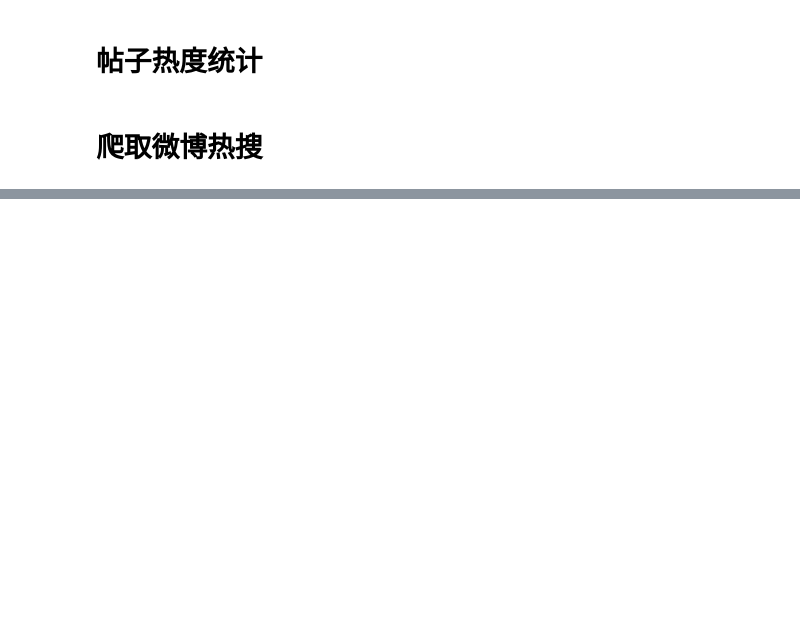
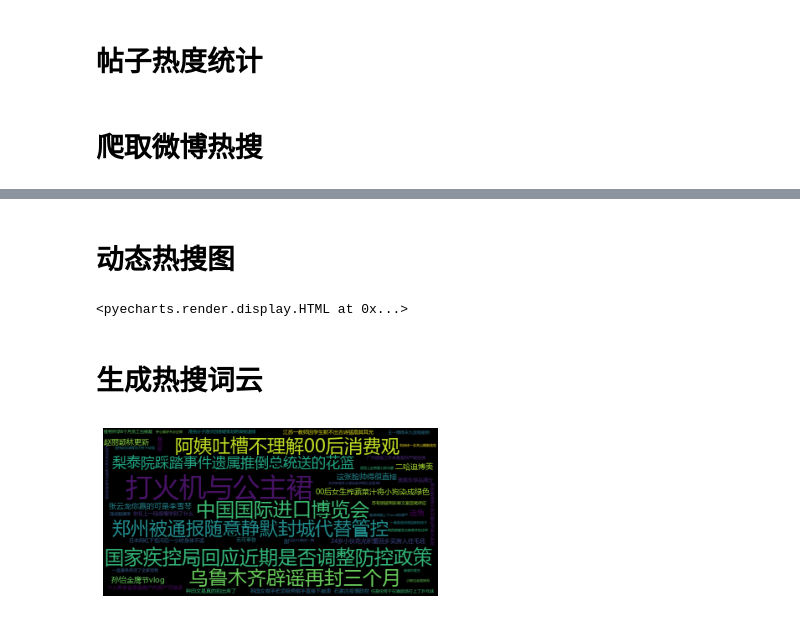
Before and after one commit to inspireMeNow/python-practice, a Jupyter notebook: day07/weibo/main.ipynb, the cells around one changed output, grey strips where cells are left out. Drawn from its saved outputs; the diff is of its cells as text; code cells hidden in the pictures; blank space fills up the shorter version.

Commit message:
fix submodule and update data analyze lab

```diff
--- a/day07/weibo/main.ipynb
+++ b/day07/weibo/main.ipynb
@@ -137,0 +108,61 @@ UnicodeDecodeError: 'utf-8' codec can't decode byte 0xca in position 339: invali
+# %% [markdown]
+# 动态热搜图
+# %%
+from pyecharts import options as opts
+from pyecharts.charts import Bar, Timeline,Grid
+from pyecharts.globals import ThemeType
+from pyecharts.commons.utils import JsCode
+import pandas as pd
+data=pd.read_csv('微博热搜.csv')
+tl = Timeline({"theme": ThemeType.MACARONS})
+for i in range(20):
+    bar = (
+        Bar({"theme": ThemeType.MACARONS})
+        .add_xaxis(list(data['内容'])[i*10:i*10+10][::-1])
+        .add_yaxis("微博热搜榜", list(data['热度'])[i*10:i*10+10][::-1])
+        .reversal_axis()
+        .set_global_opts(
+            title_opts=opts.TitleOpts("{}".format(list(data['时间'])[i*10]),pos_right='0%',pos_bottom='15%'),
+            xaxis_opts=opts.AxisOpts(
+                splitline_opts=opts.SplitLineOpts(is_show=True),
+                position='top',
+                name_gap=10,
+                boundary_gap=['20%', '20%']),
+            yaxis_opts=opts.AxisOpts(splitline_opts=opts.SplitLineOpts(is_show=True),
+                                     axislabel_opts=opts.LabelOpts(color='#FF7F50')),)
+        .set_series_opts(label_opts=opts.LabelOpts(position="right",color='#9400D3'))
+    )
+    grid = (
+        Grid()
+        .add(bar, grid_opts=opts.GridOpts(pos_left="25%",pos_right="0%"))
+    )
+    tl.add(grid, "{}年".format(i))
+    tl.add_schema(
+        play_interval=1000,   #播放速度
+        is_timeline_show=False,  #显示timeline 组件
+        is_auto_play=True,  #自动播放
+    )
+tl.render_notebook()
+# %% [output]
+<pyecharts.render.display.HTML at 0x...>
+# %% [markdown]
+# 生成热搜词云
+# %%
+from wordcloud import WordCloud
+import PIL .Image as image
+hots=df['标题']
+text = " ".join(i for i in hots)
+wordcloud=WordCloud(font_path="msyh.ttc").generate(text)
+word_image=wordcloud.to_image()
+word_image.save('convert.png','png')
+# 显示图片
+import matplotlib.pyplot as plt
+import matplotlib.image as mpimg
+import numpy as np
+
+lena = mpimg.imread('convert.png')
+plt.imshow(lena)
+plt.axis('off')
+plt.show()
+# %% [output]
+[figure, added]
```
Also changed, not shown: parts of 5 cells of this notebook, 3 other files.
